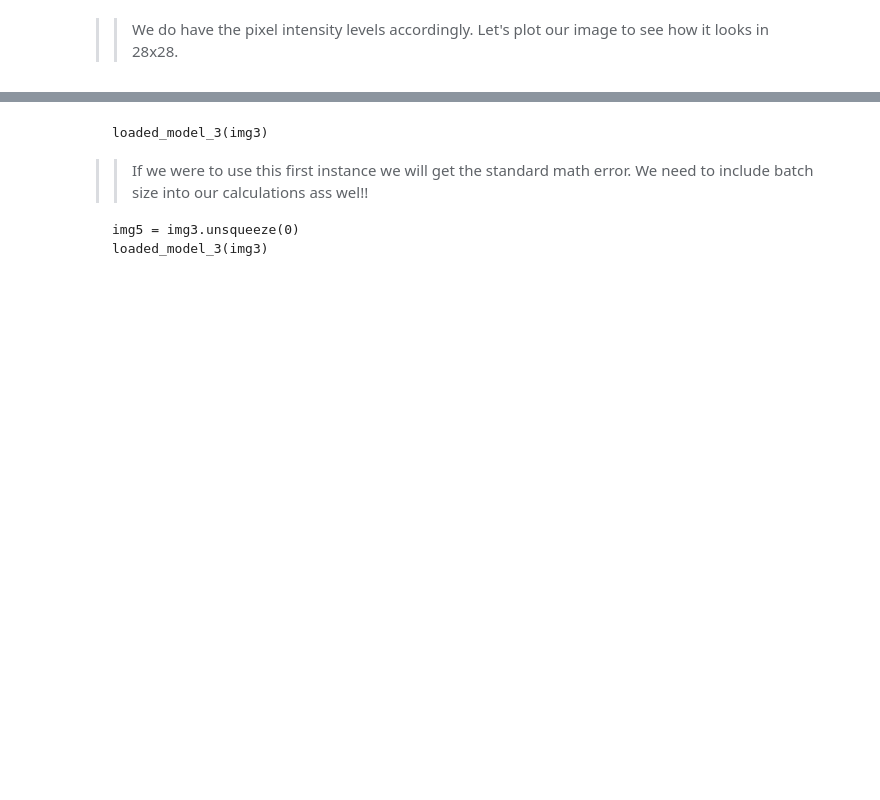
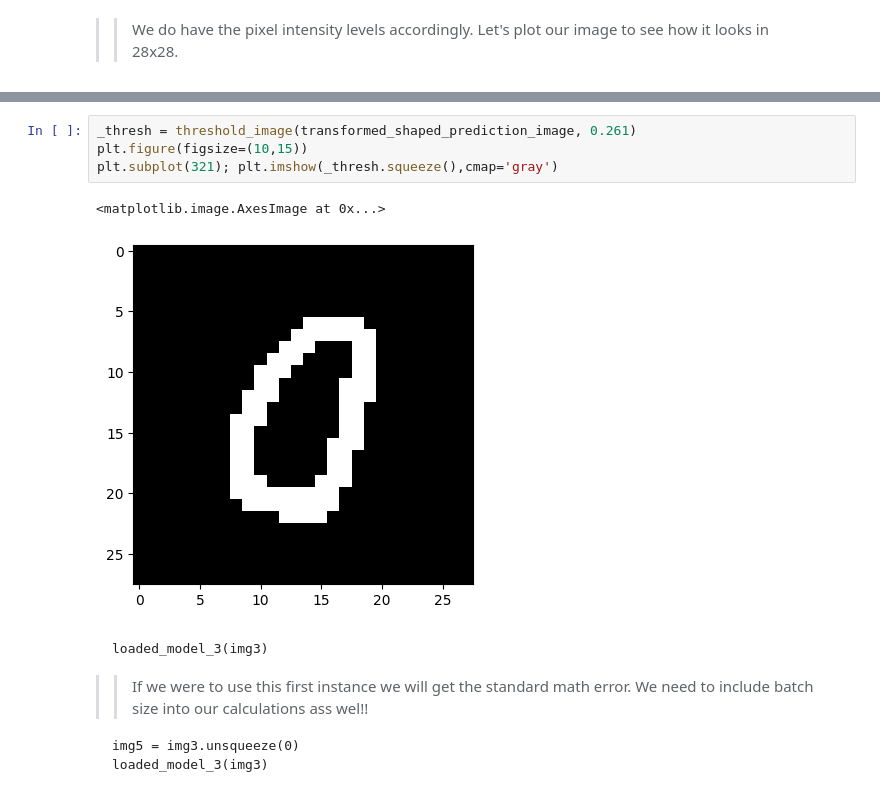
Before and after one commit to haldonmez/mnist-digit-recognizer, a Jupyter notebook: Model_3.ipynb, the cells around one changed output, grey strips where cells are left out. Cells and saved outputs as stored; diff of their text form; blank space fills up the shorter version.

````diff
--- a/Model_3.ipynb
+++ b/Model_3.ipynb
@@ -493,3 +493,10 @@ plt.subplot(321); plt.imshow(transformed_shaped_prediction_image.squeeze(),cmap=
+# %%
+_thresh = threshold_image(transformed_shaped_prediction_image, 0.261)
+plt.figure(figsize=(10,15))
+plt.subplot(321); plt.imshow(_thresh.squeeze(),cmap='gray')
+# %% [output]
+<matplotlib.image.AxesImage at 0x...>
+[figure, added]
 # %% [markdown]
 ```
 loaded_model_3(img3)
````
Also changed, not shown: parts of 6 cells of this notebook.
